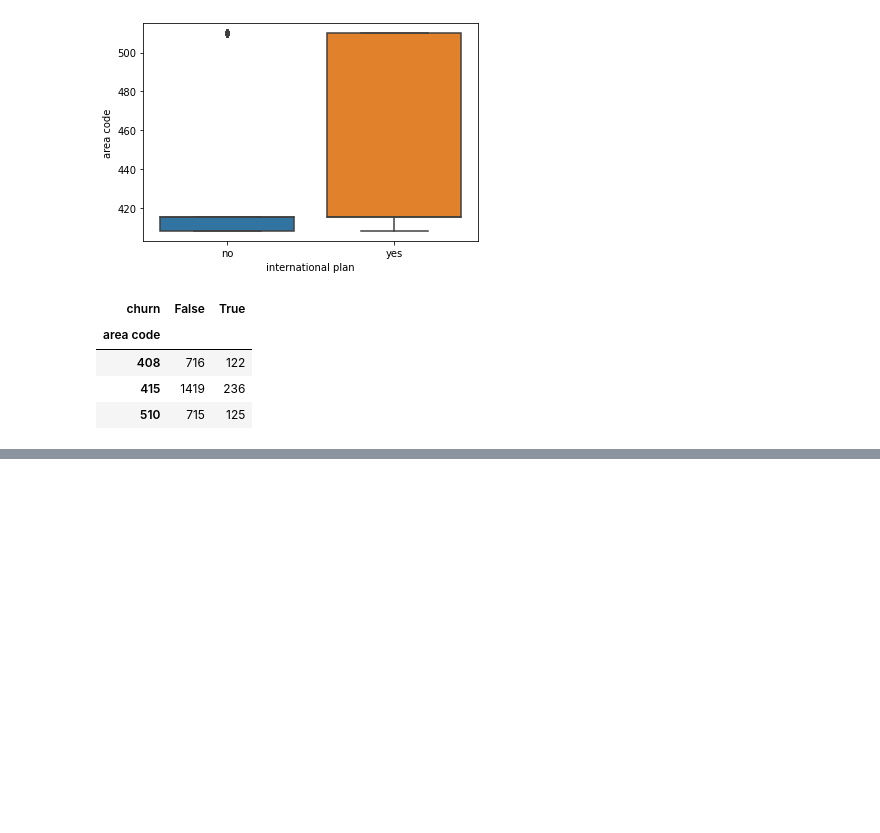
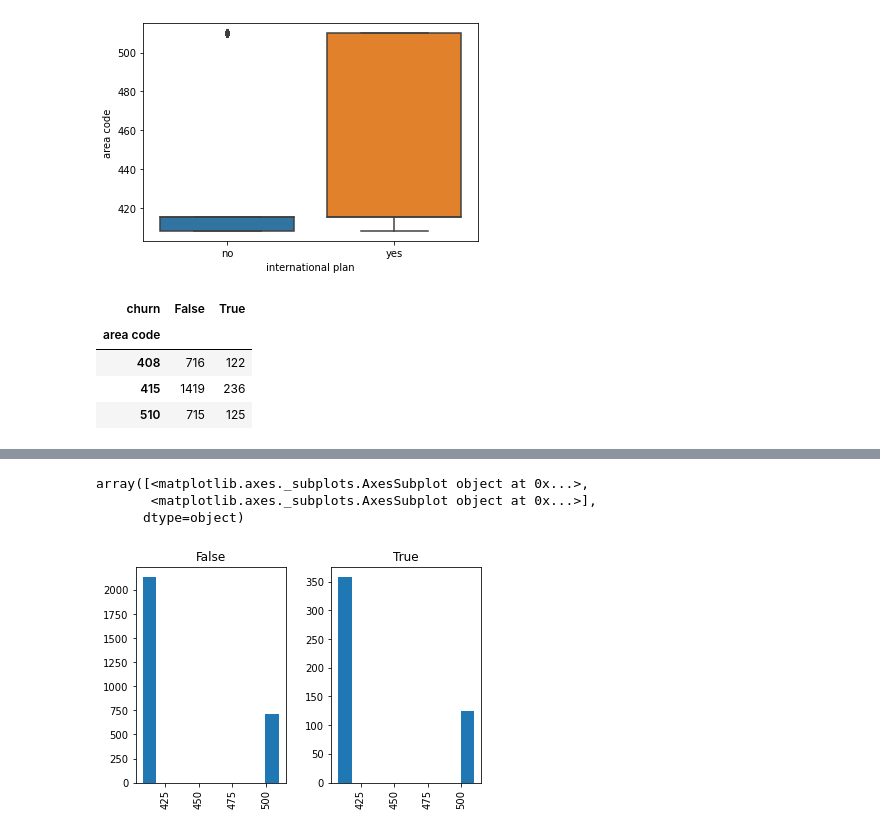
Before and after one commit to Gaurav4604/Data_Visualization, a Jupyter notebook: Assignment 2/Assignment_2.ipynb, the cells around one changed output, grey strips where cells are left out. Cells and saved outputs as stored; diff of their text form; code cells hidden in the pictures; blank space fills up the shorter version.

```diff
--- a/Assignment 2/Assignment_2.ipynb
+++ b/Assignment 2/Assignment_2.ipynb
@@ -148,0 +189,8 @@ pd.crosstab(data['area code'], data['churn'])
+# %%
+# 16.Plot a histogram to group it by churner or non-churner for the column area code.
+data.hist(by='churn',column='area code')
+# %% [output]
+array([<matplotlib.axes._subplots.AxesSubplot object at 0x...>,
+       <matplotlib.axes._subplots.AxesSubplot object at 0x...>],
+      dtype=object)
+[figure, added]
```
Also changed, not shown: parts of 14 cells of this notebook.
